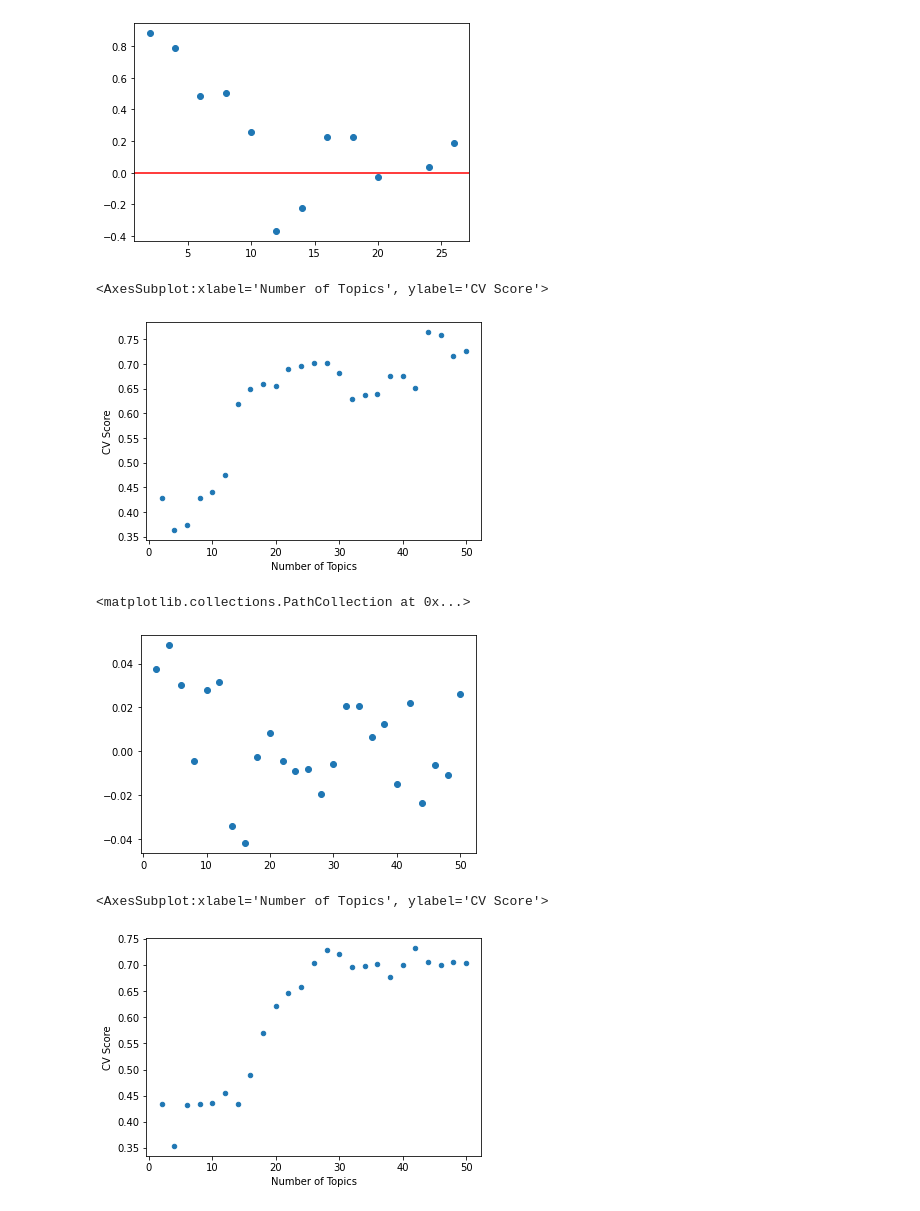
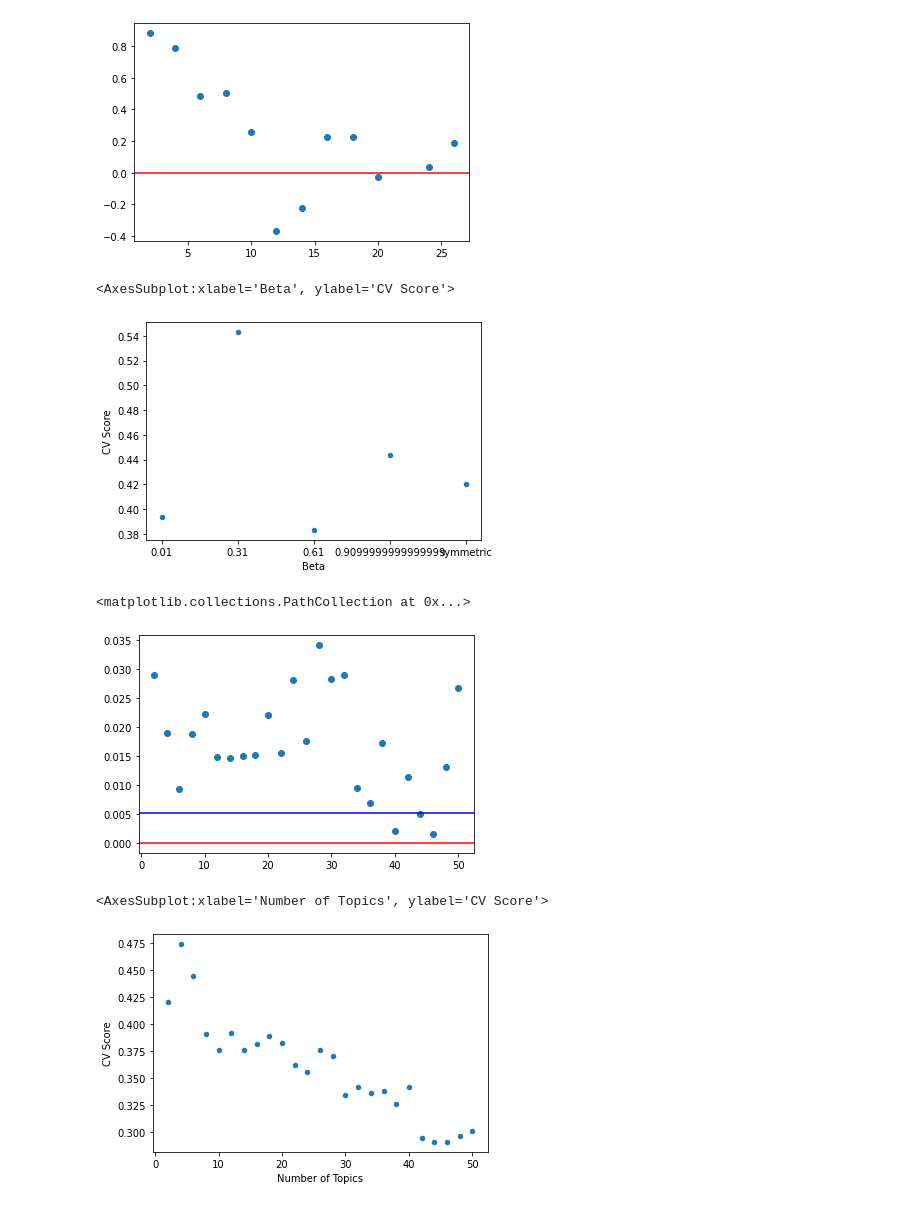
Before and after one commit to Calvinnncy97/Qualitative-Research-Analysis-with-Topic-Modelling, a Jupyter notebook: Results/Results Analysis.ipynb, the cells around one changed output. Cells and saved outputs as stored; diff of their text form; code cells hidden in the pictures.

```diff
--- a/Results/Results Analysis.ipynb
+++ b/Results/Results Analysis.ipynb
@@ -1,4 +1,4 @@
 # %%
 import pandas as pd
 
-ldaResults = pd.read_csv("LDA-Results.csv")
+ldaResults = pd.read_csv("test-lda-with-pruning.csv", error_bad_lines=False)
@@ -84,28 +78,30 @@ plt.scatter(sampleDf["Number of Topics"], d2CUCIScores)
 <matplotlib.collections.PathCollection at 0x...>
 [figure]
 # %%
-sampleDf = sacStaffLda[(sacStaffLda["Alpha"]=="0.9099999999999999") & (sacStaffLda["Beta"]=="0.31")]
-sampleDf.plot.scatter(x="Number of Topics", y="CV Score")
+sampleDf = sacStaffLda[(sacStaffLda["Number of Topics"]==30) & (sacStaffLda["Alpha"]=="0.9099999999999999")]
+sampleDf.plot.scatter(x="Beta", y="CV Score")
 # %% [output]
-<AxesSubplot:xlabel='Number of Topics', ylabel='CV Score'>
+<AxesSubplot:xlabel='Beta', ylabel='CV Score'>
-[figure, old version]
+[figure, new version]
 # %%
 import numpy as np
 import matplotlib.pyplot as plt
 
 sampleCVScores = sampleDf["CV Score"]
-d2CVScores = np.gradient(np.gradient(sampleCVScores))
+d2CVScores = np.abs(np.gradient(np.gradient(sampleCVScores)))
 
+plt.axhline(y=0, color='r', linestyle='-')
+plt.axhline(y=np.mean(d2CVScores)*0.3, color='b', linestyle='-')
 plt.scatter(sampleDf["Number of Topics"], d2CVScores)
 # %% [output]
 <matplotlib.collections.PathCollection at 0x...>
-[figure, old version]
+[figure, new version]
 # %%
 sampleDf = sacStaffLda[(sacStaffLda["Alpha"]=="0.61") & (sacStaffLda["Beta"]=="0.31")]
 sampleDf.plot.scatter(x="Number of Topics", y="CV Score")
 # %% [output]
 <AxesSubplot:xlabel='Number of Topics', ylabel='CV Score'>
-[figure, old version]
+[figure, new version]
 # %%
 sampleCVScores = sampleDf["CV Score"]
 d2CVScores = np.gradient(np.gradient(sampleCVScores))
```
Also changed, not shown: parts of 17 cells of this notebook, 40 other files.
